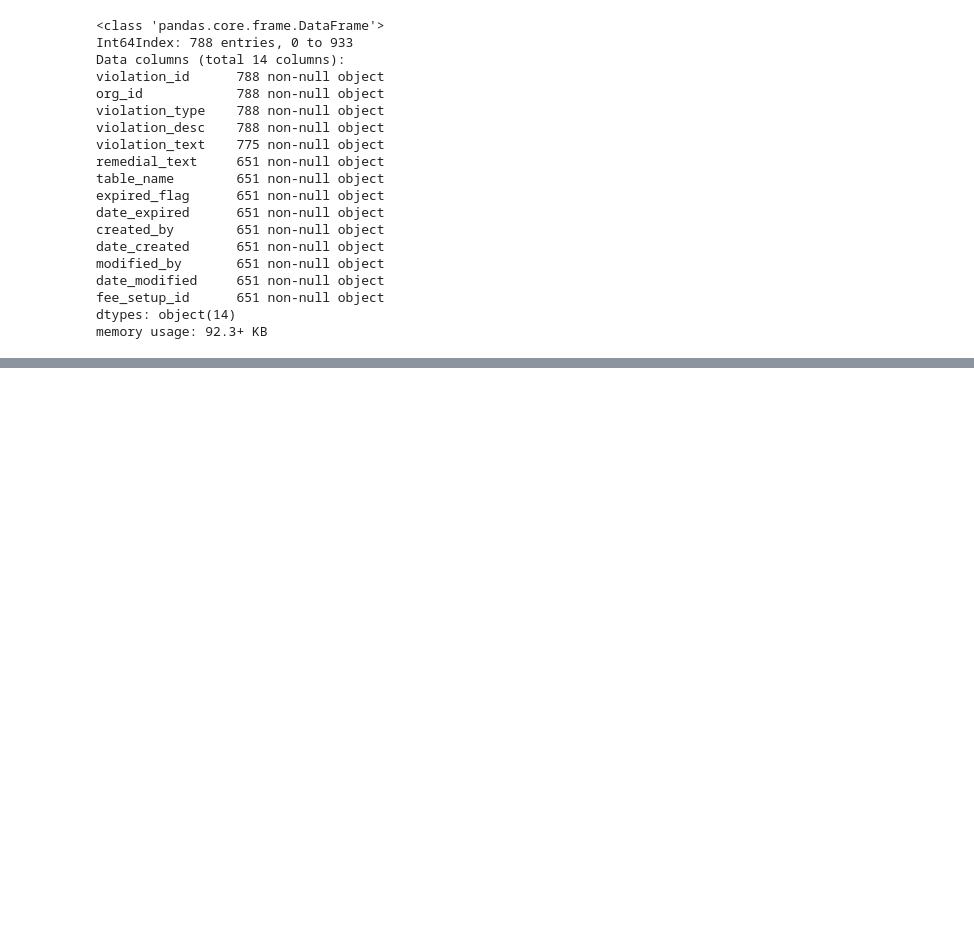
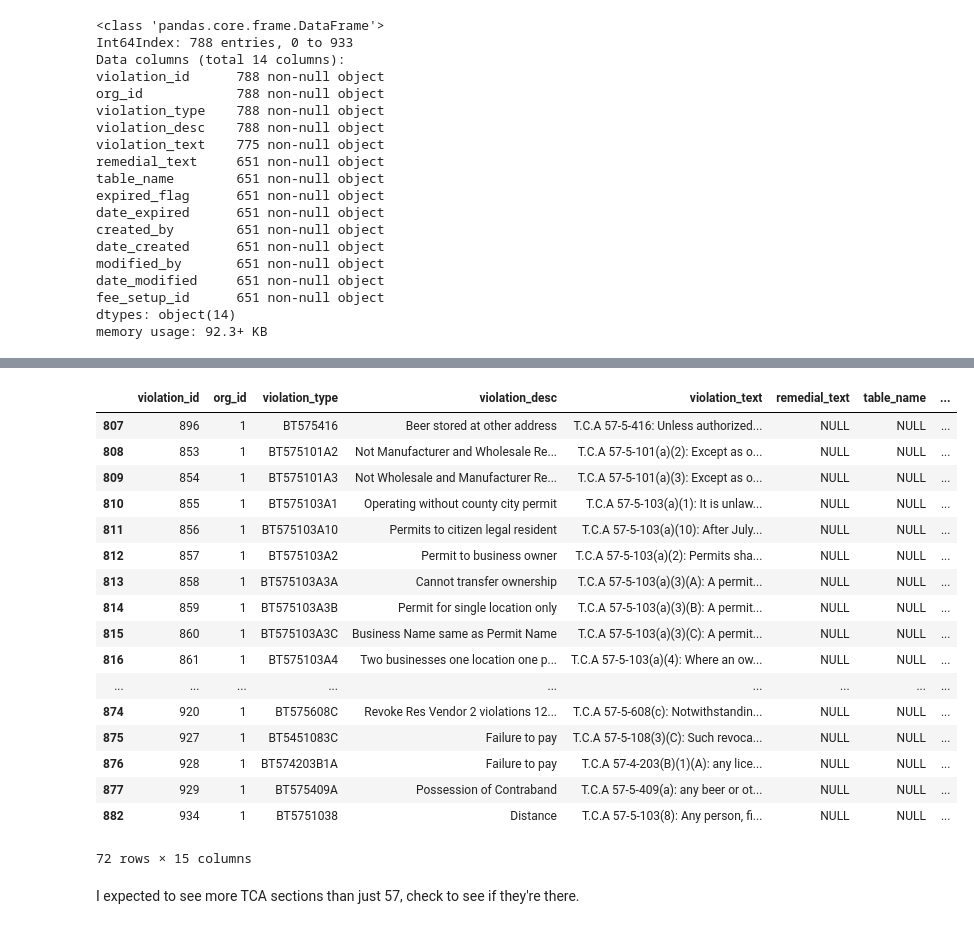
Before and after one commit to paulo-g-martinez/dq2-codes-violations-nashville, a Jupyter notebook: DQ2-silent_fireballs_paulo.ipynb, the cells around one changed output, grey strips where cells are left out. Cells and saved outputs as stored; diff of their text form; code cells hidden in the pictures; blank space fills up the shorter version.

Commit message:
used Tobins funtions to start agregating text types and even some violation_types into subtypes. Still need to finish agregating the non TCA text types.

```diff
--- a/DQ2-silent_fireballs_paulo.ipynb
+++ b/DQ2-silent_fireballs_paulo.ipynb
@@ -316,0 +398,14 @@ memory usage: 92.3+ KB
+# %%
+def violation_text_startswith(s):
+    if s == None:
+        return 'None'
+    elif s.startswith('T.C.A') or s.startswith ('TCA'):
+        return 'TCA'
+    elif s.startswith('M.C.L') or s.startswith ('MCL'):
+        return 'MCL'
+    elif s.startswith('Section') or s.startswith ('section'):
+        return 'SEC'
+    else:
+        return 'Other'
+# %%
+cleaned_df2['text_type'] = cleaned_df2['violation_text'].apply(violation_text_startswith)
@@ -316,0 +482,25 @@ memory usage: 92.3+ KB
+# %%
+violations_TCA = cleaned_df2.query('text_type == "TCA"')
+# %%
+violations_TCA.head(72)
+# %% [output]
+|  | violation_id | org_id | violation_type | violation_desc | violation_text | remedial_text | table_name | ... |
+| 807 | 896 | 1 | BT575416 | Beer stored at other address | T.C.A 57-5-416: Unless authorized... | NULL | NULL | ... |
+| 808 | 853 | 1 | BT575101A2 | Not Manufacturer and Wholesale Re... | T.C.A 57-5-101(a)(2): Except as o... | NULL | NULL | ... |
+| 809 | 854 | 1 | BT575101A3 | Not Wholesale and Manufacturer Re... | T.C.A 57-5-101(a)(3): Except as o... | NULL | NULL | ... |
+| 810 | 855 | 1 | BT575103A1 | Operating without county city permit | T.C.A 57-5-103(a)(1): It is unlaw... | NULL | NULL | ... |
+| 811 | 856 | 1 | BT575103A10 | Permits to citizen legal resident | T.C.A 57-5-103(a)(10): After July... | NULL | NULL | ... |
+| 812 | 857 | 1 | BT575103A2 | Permit to business owner | T.C.A 57-5-103(a)(2): Permits sha... | NULL | NULL | ... |
+| 813 | 858 | 1 | BT575103A3A | Cannot transfer ownership | T.C.A 57-5-103(a)(3)(A): A permit... | NULL | NULL | ... |
+| 814 | 859 | 1 | BT575103A3B | Permit for single location only | T.C.A 57-5-103(a)(3)(B): A permit... | NULL | NULL | ... |
+| 815 | 860 | 1 | BT575103A3C | Business Name same as Permit Name | T.C.A 57-5-103(a)(3)(C): A permit... | NULL | NULL | ... |
+| 816 | 861 | 1 | BT575103A4 | Two businesses one location one p... | T.C.A 57-5-103(a)(4): Where an ow... | NULL | NULL | ... |
+| ... | ... | ... | ... | ... | ... | ... | ... | ... |
+| 874 | 920 | 1 | BT575608C | Revoke Res Vendor 2 violations 12... | T.C.A 57-5-608(c): Notwithstandin... | NULL | NULL | ... |
+| 875 | 927 | 1 | BT5451083C | Failure to pay | T.C.A 57-5-108(3)(C): Such revoca... | NULL | NULL | ... |
+| 876 | 928 | 1 | BT574203B1A | Failure to pay | T.C.A 57-4-203(B)(1)(A): any lice... | NULL | NULL | ... |
+| 877 | 929 | 1 | BT575409A | Possession of Contraband | T.C.A 57-5-409(a): any beer or ot... | NULL | NULL | ... |
+| 882 | 934 | 1 | BT5751038 | Distance | T.C.A 57-5-103(8): Any person, fi... | NULL | NULL | ... |
+72 rows × 15 columns
+# %% [markdown]
+I expected to see more TCA sections than just 57, check to see if they're there.
```
Also changed, not shown: parts of 44 cells of this notebook.
